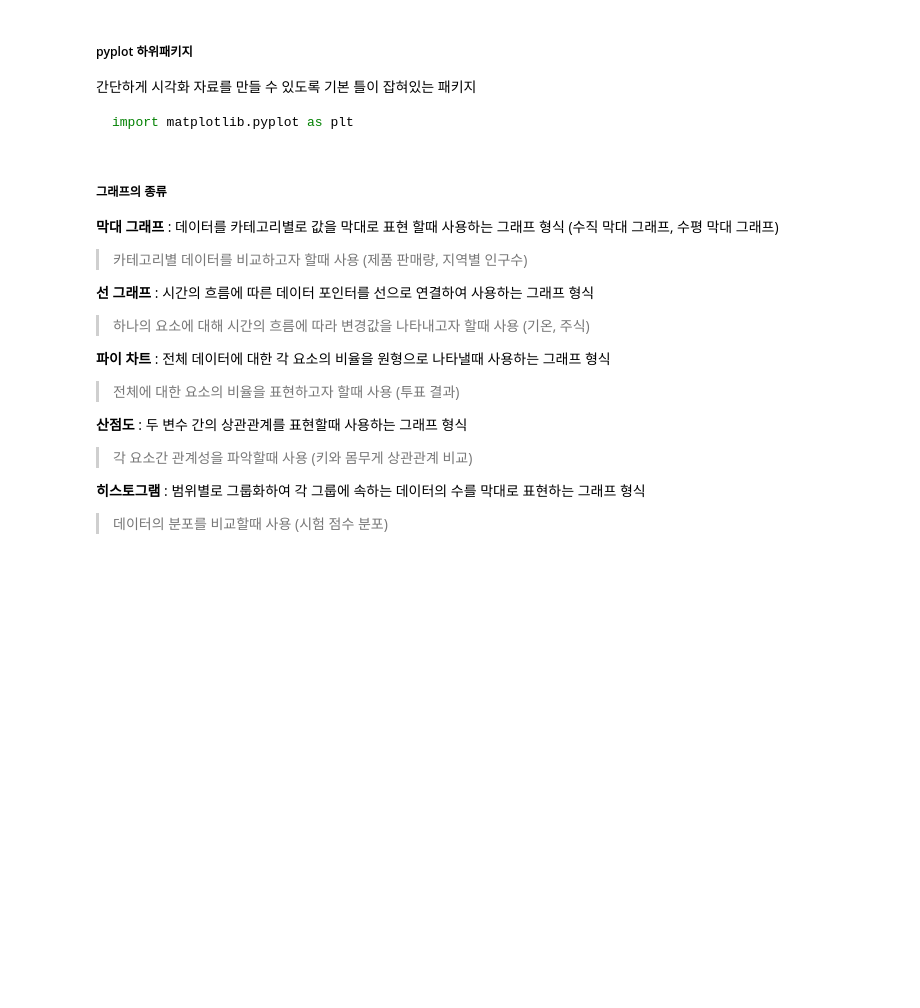
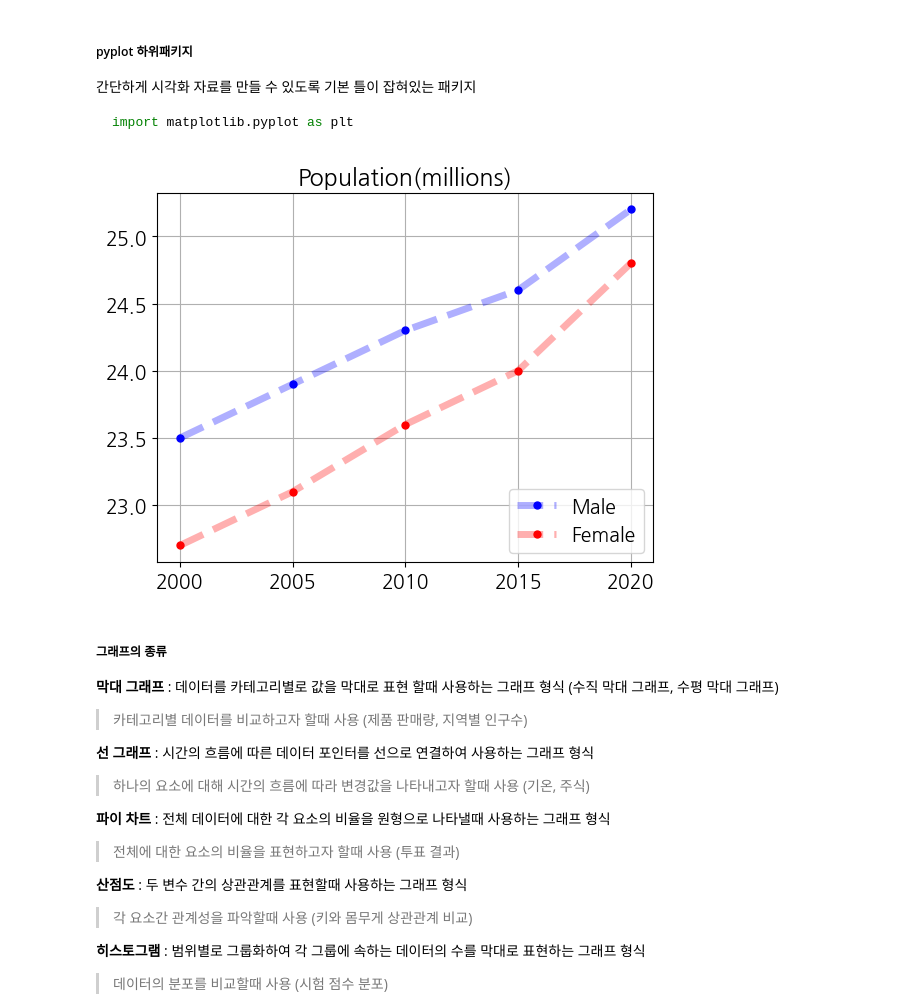
Before and after one commit to sw-lee-dev/python_20250203, a Jupyter notebook: h_visualize-data.ipynb, the cells around one changed output. Drawn from its saved outputs; the diff is of its cells as text; code cells hidden in the pictures; blank space fills up the shorter version.

```diff
--- a/h_visualize-data.ipynb
+++ b/h_visualize-data.ipynb
@@ -42,6 +42,19 @@ plt.rcParams.update({
   'font.size': 14,
   'axes.unicode_minus': False
 })
+# %%
+x = [2000, 2005, 2010, 2015, 2020]
+male = [23.5, 23.9, 24.3, 24.6, 25.2]
+female = [22.7, 23.1, 23.6, 24.0, 24.8]
+# %%
+plt.title('Population(millions)')
+plt.plot(x,male, lw=5, ls='--', marker='.', ms=10, c='#0000ff50', mfc='#0000ff', label='Male')
+plt.plot(x,female, lw=5, ls='--', marker='.', ms=10, c='#ff000050', mfc='#ff0000', label='Female')
+plt.grid(True)
+plt.legend(loc=4)
+plt.show()
+# %% [output]
+[figure, added]
 # %% [markdown]
 ##### 그래프의 종류
 
```
